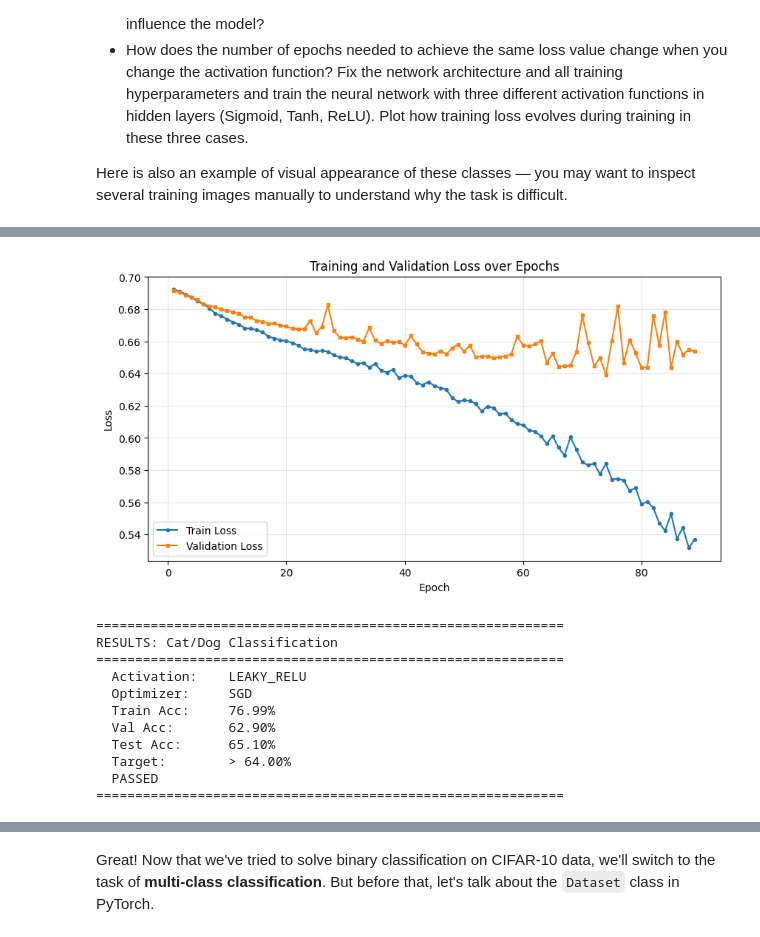
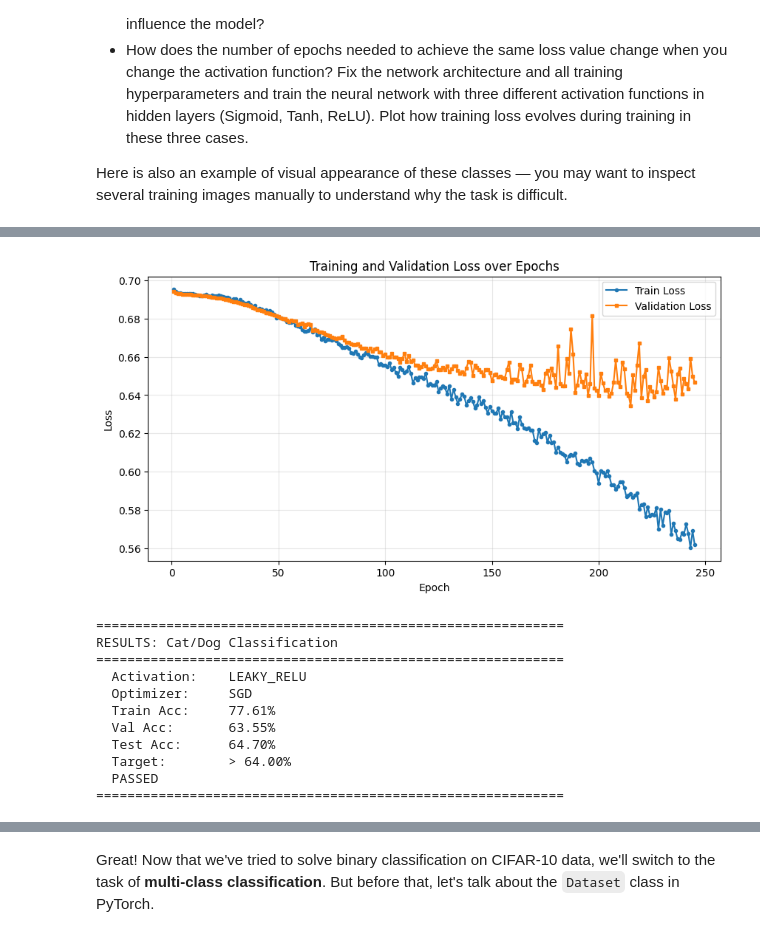
Before and after one commit to ilyavyakovlev/nebius_ai_performance_engineering, a Jupyter notebook: LLM_homework_2/homework_CIFAR10.ipynb, the cells around one changed output, grey strips where cells are left out. Cells and saved outputs as stored; diff of their text form; code cells hidden in the pictures.

```diff
--- a/LLM_homework_2/homework_CIFAR10.ipynb
+++ b/LLM_homework_2/homework_CIFAR10.ipynb
@@ -858,11 +904,11 @@ from sklearn.model_selection import train_test_split
 # =====================
 CD_BATCH_SIZE = 64
 CD_LEARNING_RATE = 1e-3
-CD_NUM_EPOCHS = 100
+CD_NUM_EPOCHS = 400
 CD_WEIGHT_DECAY = 1e-3
 CD_VAL_FRACTION = 0.2
-CD_DROPOUT_RATE = 0.2
-CD_PATIENCE = 15          # early stopping patience
+CD_DROPOUT_RATE = 0.6
+CD_PATIENCE = 30          # early stopping patience
 
 # Activation function for hidden layers ('relu', 'tanh', 'sigmoid', 'leaky_relu')
 CD_ACTIVATION = 'leaky_relu'
@@ -932,7 +978,9 @@ class CatDogNet(nn.Module):
         self.bn2 = nn.BatchNorm1d(512)    # <-- uncomment for BatchNorm
         self.fc3 = nn.Linear(512, 128)
         self.bn3 = nn.BatchNorm1d(128)    # <-- uncomment for BatchNorm
-        self.fc4 = nn.Linear(128, 1)
+        self.fc4 = nn.Linear(128, 32)
+        self.bn4 = nn.BatchNorm1d(32)    # <-- uncomment for BatchNorm
+        self.fc5 = nn.Linear(32, 1)
 
         self.dropout = nn.Dropout(CD_DROPOUT_RATE)
 
@@ -964,8 +1012,13 @@ class CatDogNet(nn.Module):
         # x = self.bn3(x)                  # <-- uncomment for BatchNorm
         x = self.dropout(self.activation(x))
 
+        # Layer 4: Linear → (BatchNorm) → Activation → Dropout
+        x = self.fc4(x)
+        # x = self.bn4(x)                  # <-- uncomment for BatchNorm
+        x = self.dropout(self.activation(x))
+
         # Output layer
-        x = torch.sigmoid(self.fc4(x))
+        x = torch.sigmoid(self.fc5(x))
         return x
 
 
@@ -1040,12 +1097,12 @@ Training Cat/Dog classifier — Activation: LEAKY_RELU, Optimizer: SGD
-[figure, old version]
+[figure, new version]
 ============================================================
 RESULTS: Cat/Dog Classification
 ============================================================
   Activation:    LEAKY_RELU
   Optimizer:     SGD
-  Train Acc:     76.99%
-  Val Acc:       62.90%
-  Test Acc:      65.10%
+  Train Acc:     77.61%
+  Val Acc:       63.55%
+  Test Acc:      64.70%
   Target:        > 64.00%
   PASSED
 ============================================================
```
Also changed, not shown: parts of 10 cells of this notebook.
